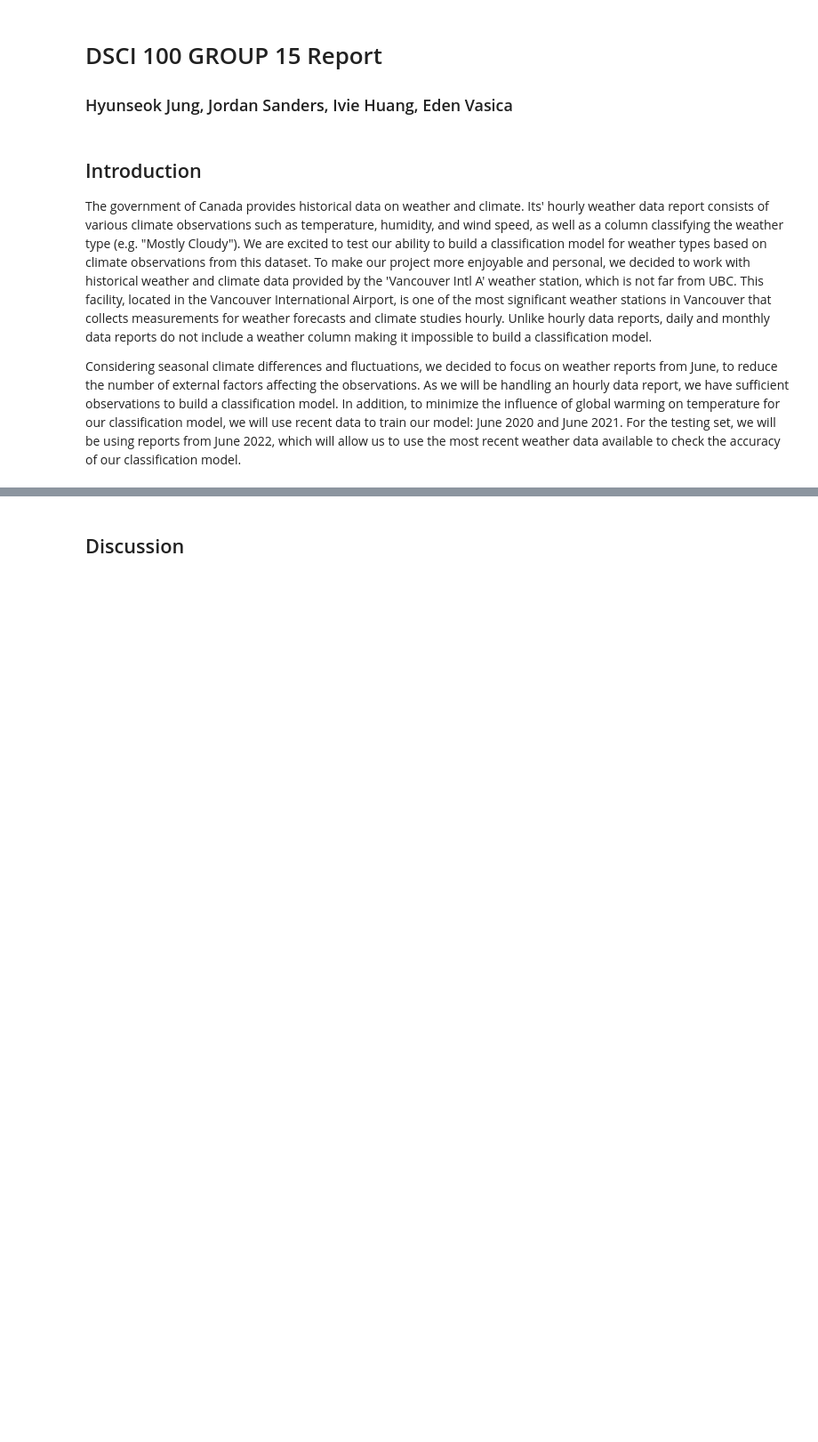
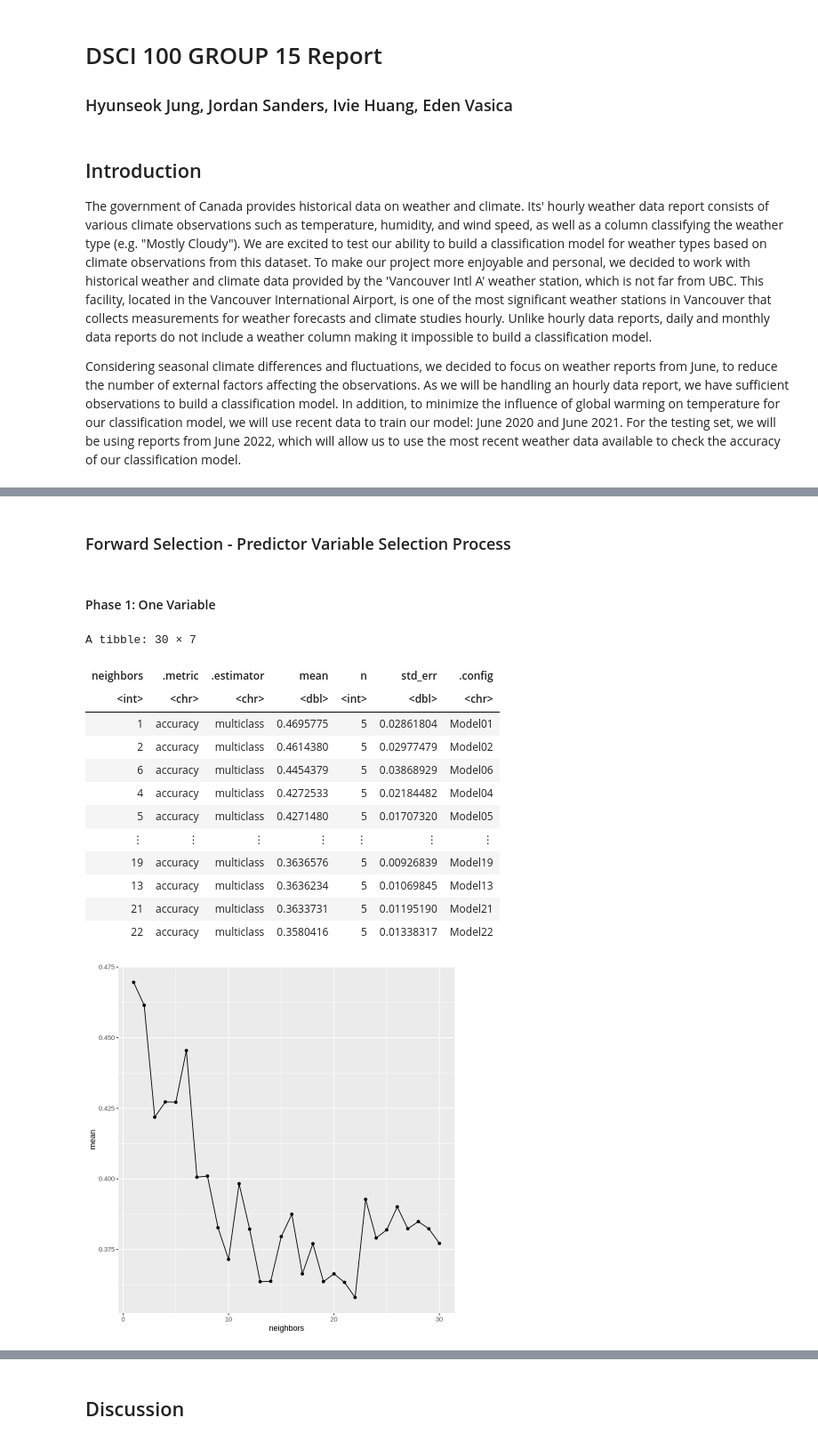
Before and after one commit to hyunseokjg/DSCI100-Group15-Project, a Jupyter notebook: Final_Report.ipynb, the cells around one changed output, grey strips where cells are left out. Shown at 89% size. Cells and saved outputs as stored; diff of their text form; code cells hidden in the pictures; blank space fills up the shorter version.

Commit message:
Added model to file

```diff
--- a/Final_Report.ipynb
+++ b/Final_Report.ipynb
@@ -12,0 +104,13 @@ Considering seasonal climate differences and fluctuations, we decided to focus o
+# %%
+#now because we can see our classes are unbalanced, we want to balance our classes using scale_upsample
+ups_recipe <- recipe(Weather ~ ., data = weather_train) %>%
+    step_upsample(Weather, over_ratio = 1, skip = FALSE) %>%
+    prep()
+
+#now we create our new data set with balanced classes
+upsampled_weather <- bake(ups_recipe, weather_train)
+
+#now we check weather our classes have been properly balanced
+upsampled_weather %>% group_by(Weather) %>%
+    summarize(n = n()) %>%
+    mutate(percent = 100*n/number_rows)
@@ -12,0 +132,50 @@ Considering seasonal climate differences and fluctuations, we decided to focus o
+# %%
+#now we will create the functions we will use many times later in forward selection and our final model.
+weather_knn <- nearest_neighbor(weight_func = "rectangular", neighbors = tune()) %>%
+    set_engine("kknn") %>%
+    set_mode("classification")
+
+weather_vfold <- vfold_cv(weather_train, v = 5, strata = Weather)
+
+k_grid <- tibble(neighbors = 1:30)
+# %% [markdown]
+### Forward Selection - Predictor Variable Selection Process
+# %% [markdown]
+#### Phase 1: One Variable
+# %%
+# Model 1.1 - Temperature
+temp_recipe <- recipe(Weather ~ Temp, data = upsampled_weather) %>%
+    step_center(all_predictors()) %>%
+    step_scale(all_predictors())
+
+temp_fit <- workflow() %>%
+    add_recipe(temp_recipe) %>%
+    add_model(weather_knn) %>%
+    tune_grid(resamples = weather_vfold, grid = k_grid) %>%
+    collect_metrics()
+
+temp_accuracy <- temp_fit %>%
+    filter(.metric == "accuracy") %>%
+    arrange(-mean)
+temp_accuracy
+
+temp_accuracy_plot <- temp_accuracy %>%
+    ggplot(aes(x = neighbors, y = mean)) +
+    geom_point() +
+    geom_line()
+temp_accuracy_plot
+# %% [output]
+A tibble: 30 × 7
+| neighbors | .metric | .estimator | mean | n | std_err | .config |
+| <int> | <chr> | <chr> | <dbl> | <int> | <dbl> | <chr> |
+| 1 | accuracy | multiclass | 0.4695775 | 5 | 0.02861804 | Model01 |
+| 2 | accuracy | multiclass | 0.4614380 | 5 | 0.02977479 | Model02 |
+| 6 | accuracy | multiclass | 0.4454379 | 5 | 0.03868929 | Model06 |
+| 4 | accuracy | multiclass | 0.4272533 | 5 | 0.02184482 | Model04 |
+| 5 | accuracy | multiclass | 0.4271480 | 5 | 0.01707320 | Model05 |
+| ⋮ | ⋮ | ⋮ | ⋮ | ⋮ | ⋮ | ⋮ |
+| 19 | accuracy | multiclass | 0.3636576 | 5 | 0.00926839 | Model19 |
+| 13 | accuracy | multiclass | 0.3636234 | 5 | 0.01069845 | Model13 |
+| 21 | accuracy | multiclass | 0.3633731 | 5 | 0.01195190 | Model21 |
+| 22 | accuracy | multiclass | 0.3580416 | 5 | 0.01338317 | Model22 |
+[figure, added]
```
Also changed, not shown: parts of 34 cells of this notebook.
